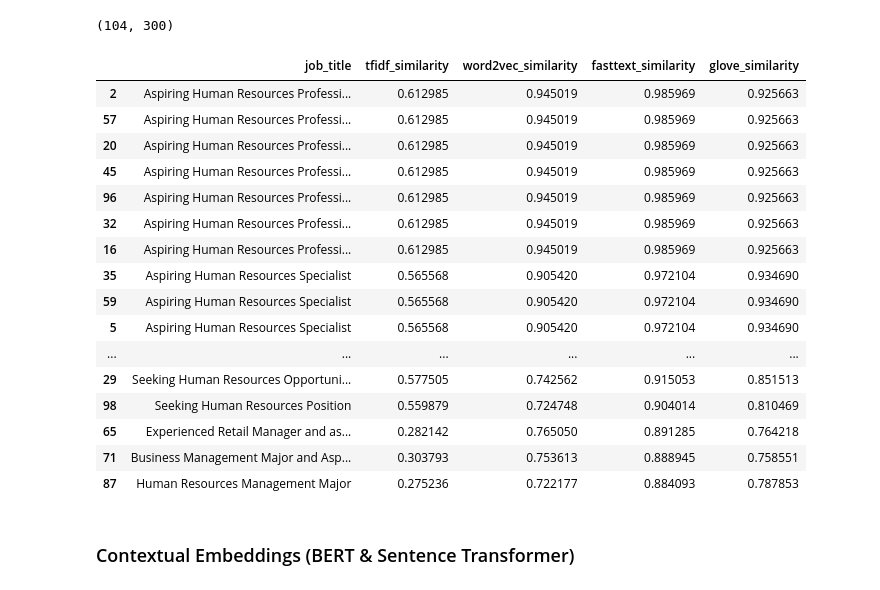
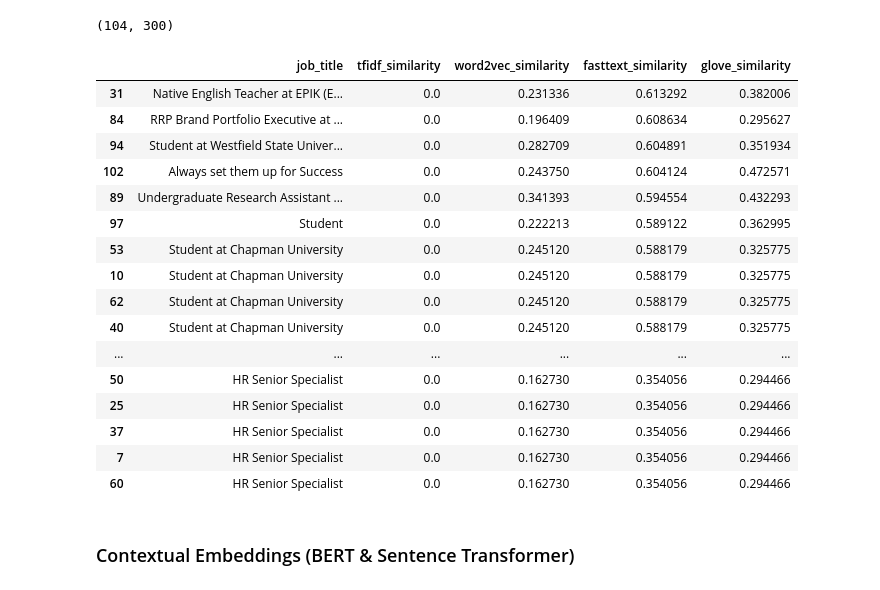
Before and after one commit to DillonR03/Potential-Talents-Candidate-Ranking-Model, a Jupyter notebook: PotentialTalentsNotebook.ipynb, the cells around one changed output. Drawn from its saved outputs; the diff is of its cells as text; code cells hidden in the pictures.

Commit message:
Comparison Tail Added
Lowest scores for all 4 models compared for word embeddings.

```diff
--- a/PotentialTalentsNotebook.ipynb
+++ b/PotentialTalentsNotebook.ipynb
@@ -569,44 +569,44 @@ fasttext_ranked = (
 # %%
 df.rename(
     columns={
         "similarity_score": "tfidf_similarity"
     },
     inplace=True
 )
 
 comparison = df[
     [
         "job_title",
         "tfidf_similarity",
         "word2vec_similarity",
         "fasttext_similarity",
         "glove_similarity"
     ]
 ].sort_values(
     "fasttext_similarity",
     ascending=False
 )
 
-# Display the highest-ranked candidates, alongside their similarity scores from all four models
-comparison.head(20)
+# Display the lowest-ranked candidates, alongside their similarity scores from all four models
+comparison.tail(20)
 # %% [output]
 |  | job_title | tfidf_similarity | word2vec_similarity | fasttext_similarity | glove_similarity |
-| 2 | Aspiring Human Resources Professi... | 0.612985 | 0.945019 | 0.985969 | 0.925663 |
-| 57 | Aspiring Human Resources Professi... | 0.612985 | 0.945019 | 0.985969 | 0.925663 |
-| 20 | Aspiring Human Resources Professi... | 0.612985 | 0.945019 | 0.985969 | 0.925663 |
-| 45 | Aspiring Human Resources Professi... | 0.612985 | 0.945019 | 0.985969 | 0.925663 |
-| 96 | Aspiring Human Resources Professi... | 0.612985 | 0.945019 | 0.985969 | 0.925663 |
-| 32 | Aspiring Human Resources Professi... | 0.612985 | 0.945019 | 0.985969 | 0.925663 |
-| 16 | Aspiring Human Resources Professi... | 0.612985 | 0.945019 | 0.985969 | 0.925663 |
-| 35 | Aspiring Human Resources Specialist | 0.565568 | 0.905420 | 0.972104 | 0.934690 |
-| 59 | Aspiring Human Resources Specialist | 0.565568 | 0.905420 | 0.972104 | 0.934690 |
-| 5 | Aspiring Human Resources Specialist | 0.565568 | 0.905420 | 0.972104 | 0.934690 |
+| 31 | Native English Teacher at EPIK (E... | 0.0 | 0.231336 | 0.613292 | 0.382006 |
+| 84 | RRP Brand Portfolio Executive at ... | 0.0 | 0.196409 | 0.608634 | 0.295627 |
+| 94 | Student at Westfield State Univer... | 0.0 | 0.282709 | 0.604891 | 0.351934 |
+| 102 | Always set them up for Success | 0.0 | 0.243750 | 0.604124 | 0.472571 |
+| 89 | Undergraduate Research Assistant ... | 0.0 | 0.341393 | 0.594554 | 0.432293 |
+| 97 | Student | 0.0 | 0.222213 | 0.589122 | 0.362995 |
+| 53 | Student at Chapman University | 0.0 | 0.245120 | 0.588179 | 0.325775 |
+| 10 | Student at Chapman University | 0.0 | 0.245120 | 0.588179 | 0.325775 |
+| 62 | Student at Chapman University | 0.0 | 0.245120 | 0.588179 | 0.325775 |
+| 40 | Student at Chapman University | 0.0 | 0.245120 | 0.588179 | 0.325775 |
 | ... | ... | ... | ... | ... | ... |
-| 29 | Seeking Human Resources Opportuni... | 0.577505 | 0.742562 | 0.915053 | 0.851513 |
-| 98 | Seeking Human Resources Position | 0.559879 | 0.724748 | 0.904014 | 0.810469 |
-| 65 | Experienced Retail Manager and as... | 0.282142 | 0.765050 | 0.891285 | 0.764218 |
-| 71 | Business Management Major and Asp... | 0.303793 | 0.753613 | 0.888945 | 0.758551 |
-| 87 | Human Resources Management Major | 0.275236 | 0.722177 | 0.884093 | 0.787853 |
+| 50 | HR Senior Specialist | 0.0 | 0.162730 | 0.354056 | 0.294466 |
+| 25 | HR Senior Specialist | 0.0 | 0.162730 | 0.354056 | 0.294466 |
+| 37 | HR Senior Specialist | 0.0 | 0.162730 | 0.354056 | 0.294466 |
+| 7 | HR Senior Specialist | 0.0 | 0.162730 | 0.354056 | 0.294466 |
+| 60 | HR Senior Specialist | 0.0 | 0.162730 | 0.354056 | 0.294466 |
 # %% [markdown]
 ### Contextual Embeddings (BERT & Sentence Transformer)
 # %%
```
Also changed, not shown: parts of 15 cells of this notebook.
